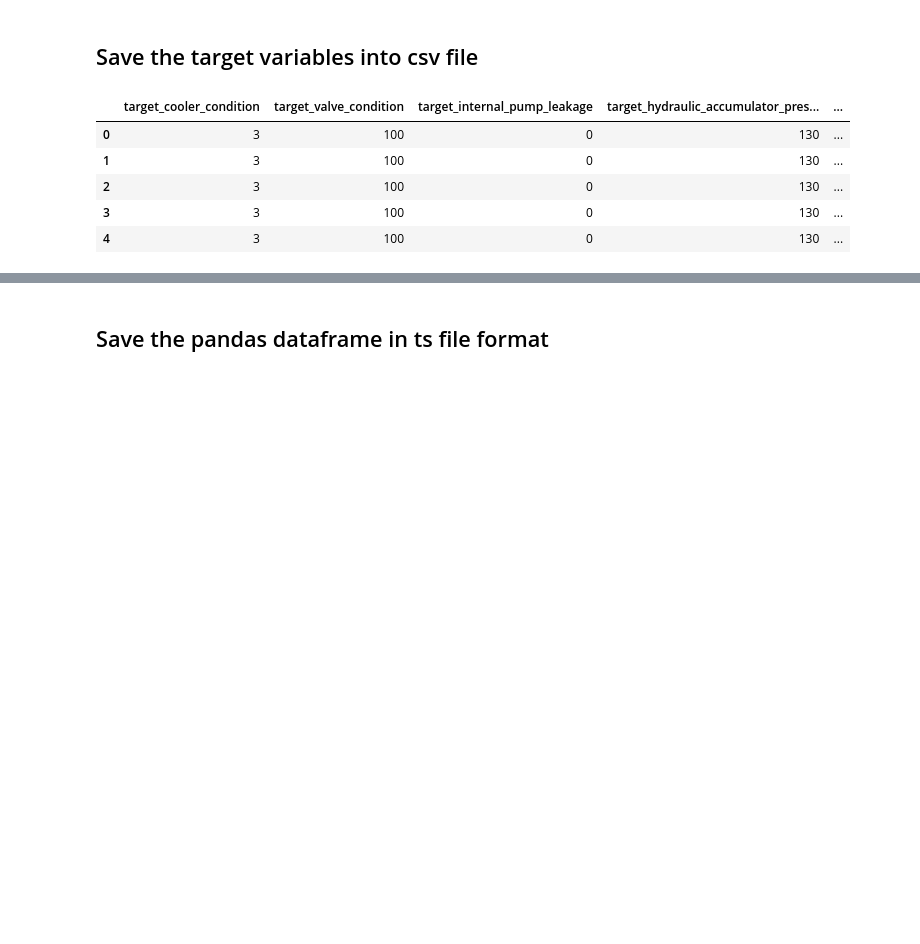
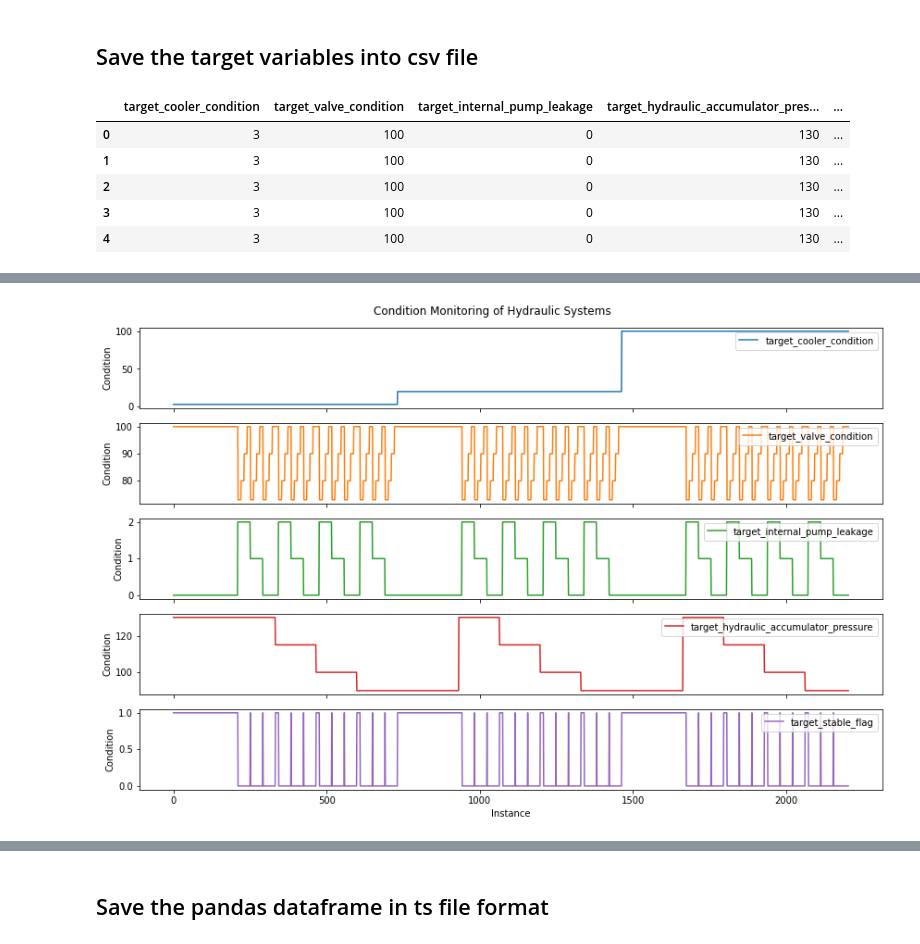
Before and after one commit to shamilnabiyev/automl-time-series, a Jupyter notebook: notebooks/hydraulic-system-data-preprocessing.ipynb, the cells around one changed output, grey strips where cells are left out. Drawn from its saved outputs; the diff is of its cells as text; code cells hidden in the pictures; blank space fills up the shorter version.

Commit message:
Added new plots for target variable

```diff
--- a/notebooks/hydraulic-system-data-preprocessing.ipynb
+++ b/notebooks/hydraulic-system-data-preprocessing.ipynb
@@ -190,0 +193,3 @@ profile.to_csv(data_path + 'profile_targets.csv', index=False)
+# %%
+profile = pd.read_csv(data_path + 'profile_targets.csv')
+profile.head()
@@ -190,0 +203,11 @@ profile.to_csv(data_path + 'profile_targets.csv', index=False)
+# %%
+profile.plot(subplots=True,
+             figsize=(12, 8),
+             xlabel='Instance',
+             ylabel='Condition',
+             title='Condition Monitoring of Hydraulic Systems')
+
+plt.tight_layout()
+plt.show()
+# %% [output]
+[figure, added]
```
Also changed, not shown: parts of 3 cells of this notebook.
